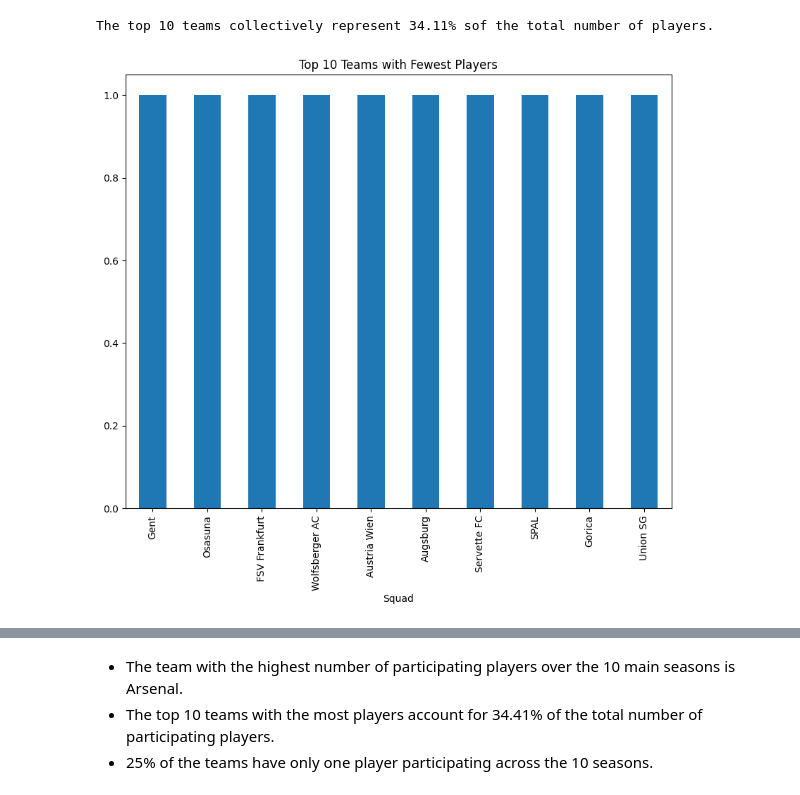
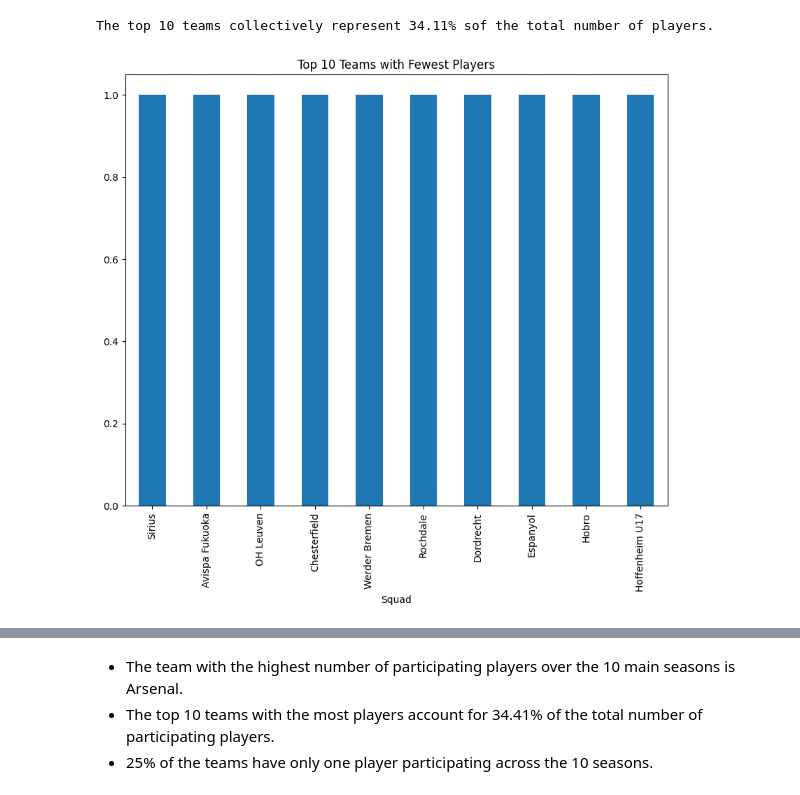
Before and after one commit to hwangdeokThien/CSC14119_IntroDS_final_project, a Jupyter notebook: src/notebooks/3.0-data_exploration.ipynb, the cells around one changed output, grey strips where cells are left out. Saved outputs shown, nothing was run; the diff lists cells and outputs as text; code cells hidden in the pictures.

```diff
--- a/src/notebooks/3.0-data_exploration.ipynb
+++ b/src/notebooks/3.0-data_exploration.ipynb
@@ -177,11 +150,9 @@ print(f'The top 10 teams collectively represent {round((squad_count[:10].sum()/s
 # %% [output]
 The top 10 teams collectively represent 34.11% sof the total number of players.
 # %%
-# Visualize the distribution of players across teams for the bottom 10 teams (with the fewest players)
 plt.figure(figsize=(10,8))
-
-squad_count[-10:].plot(kind='bar')
+squad_df.value_counts()[-10:].plot(kind='bar')
 plt.title('Top 10 Teams with Fewest Players')
 plt.show()
 # %% [output]
-[figure, old version]
+[figure, new version]
```
Also changed, not shown: parts of 107 cells of this notebook.
